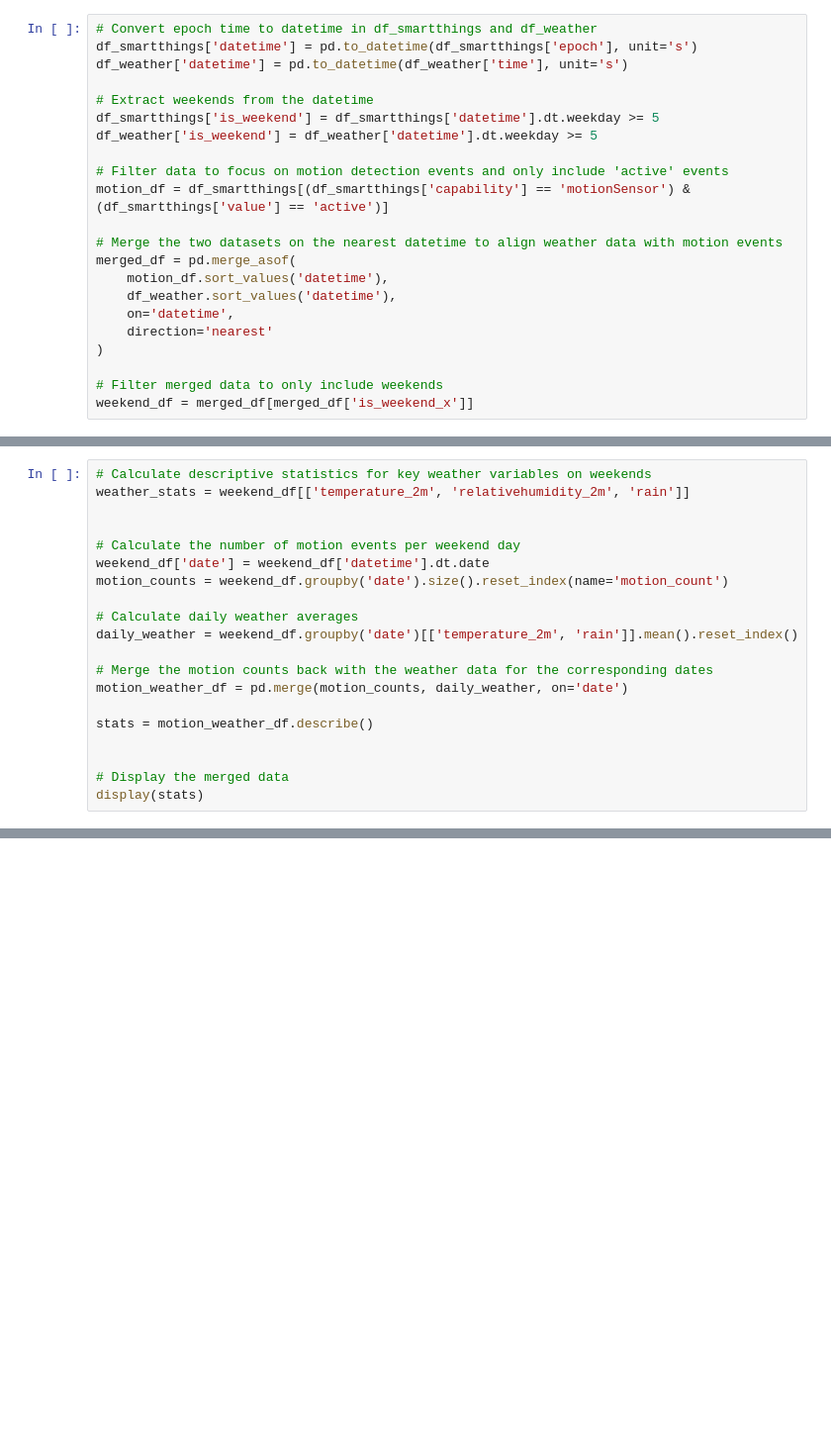
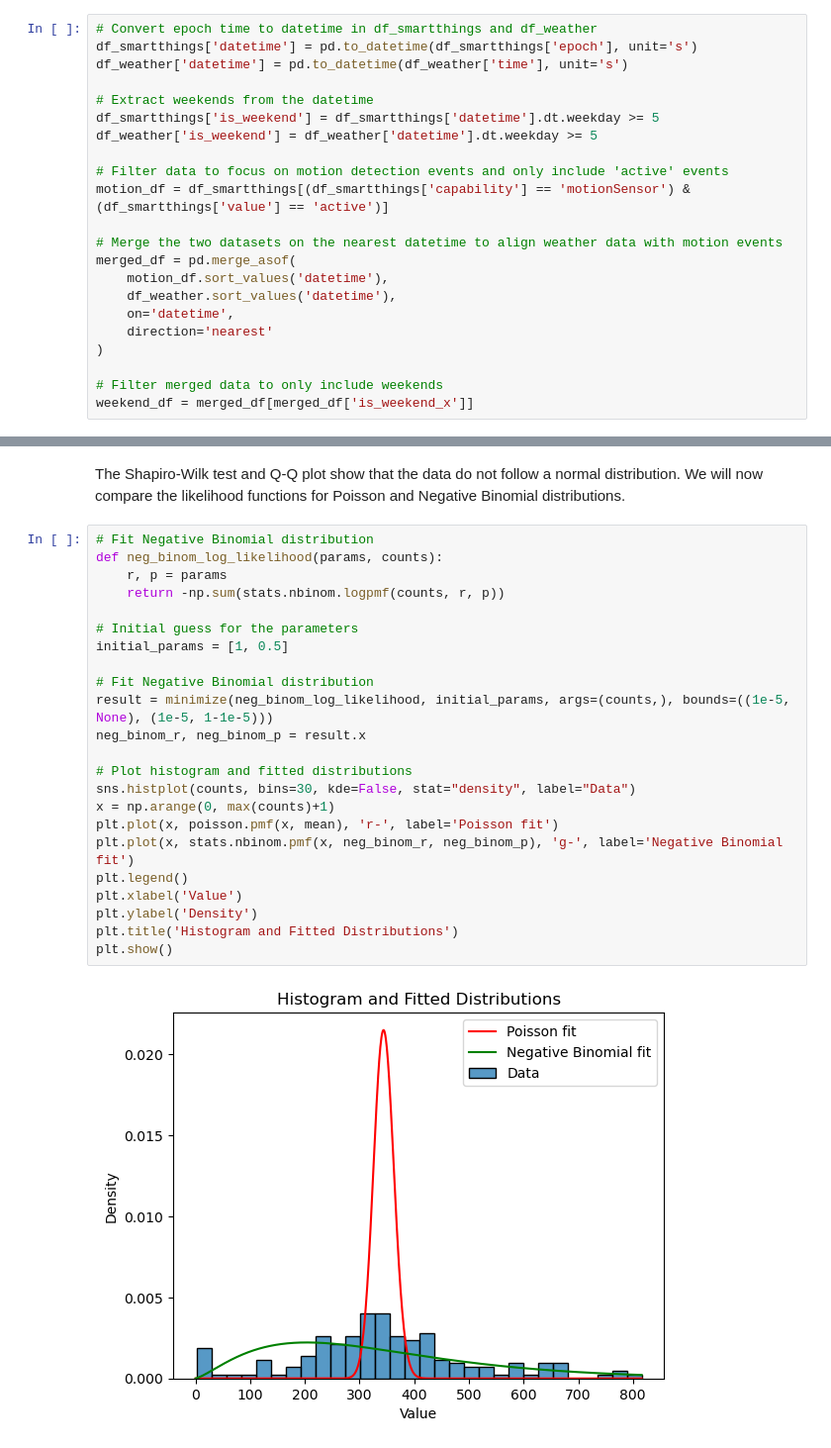
Before and after one commit to phipsrick/GA2024_1, a Jupyter notebook: report_temperature_and_motion.ipynb, the cells around one changed output, grey strips where cells are left out. Shown at 99% size. Cells and saved outputs as stored; diff of their text form; blank space fills up the shorter version.

```diff
--- a/report_temperature_and_motion.ipynb
+++ b/report_temperature_and_motion.ipynb
@@ -167,20 +51,0 @@ weekend_df = merged_df[merged_df['is_weekend_x']]
-# %%
-# Calculate descriptive statistics for key weather variables on weekends
-weather_stats = weekend_df[['temperature_2m', 'relativehumidity_2m', 'rain']]
-
-
-# Calculate the number of motion events per weekend day
-weekend_df['date'] = weekend_df['datetime'].dt.date
-motion_counts = weekend_df.groupby('date').size().reset_index(name='motion_count')
-
-# Calculate daily weather averages
-daily_weather = weekend_df.groupby('date')[['temperature_2m', 'rain']].mean().reset_index()
-
-# Merge the motion counts back with the weather data for the corresponding dates
-motion_weather_df = pd.merge(motion_counts, daily_weather, on='date')
-
-stats = motion_weather_df.describe()
-
-
-# Display the merged data
-display(stats)
@@ -383,0 +152,27 @@ alpha              0.3606      0.049      7.371      0.000       0.265       0.4
+# %% [markdown]
+ The Shapiro-Wilk test and Q-Q plot show that the data do not follow a normal distribution. We will now compare the likelihood functions for Poisson and Negative Binomial distributions.
+# %%
+# Fit Negative Binomial distribution
+def neg_binom_log_likelihood(params, counts):
+    r, p = params
+    return -np.sum(stats.nbinom.logpmf(counts, r, p))
+
+# Initial guess for the parameters
+initial_params = [1, 0.5]
+
+# Fit Negative Binomial distribution
+result = minimize(neg_binom_log_likelihood, initial_params, args=(counts,), bounds=((1e-5, None), (1e-5, 1-1e-5)))
+neg_binom_r, neg_binom_p = result.x
+
+# Plot histogram and fitted distributions
+sns.histplot(counts, bins=30, kde=False, stat="density", label="Data")
+x = np.arange(0, max(counts)+1)
+plt.plot(x, poisson.pmf(x, mean), 'r-', label='Poisson fit')
+plt.plot(x, stats.nbinom.pmf(x, neg_binom_r, neg_binom_p), 'g-', label='Negative Binomial fit')
+plt.legend()
+plt.xlabel('Value')
+plt.ylabel('Density')
+plt.title('Histogram and Fitted Distributions')
+plt.show()
+# %% [output]
+[figure, added]
```
Also changed, not shown: parts of 49 cells of this notebook.
